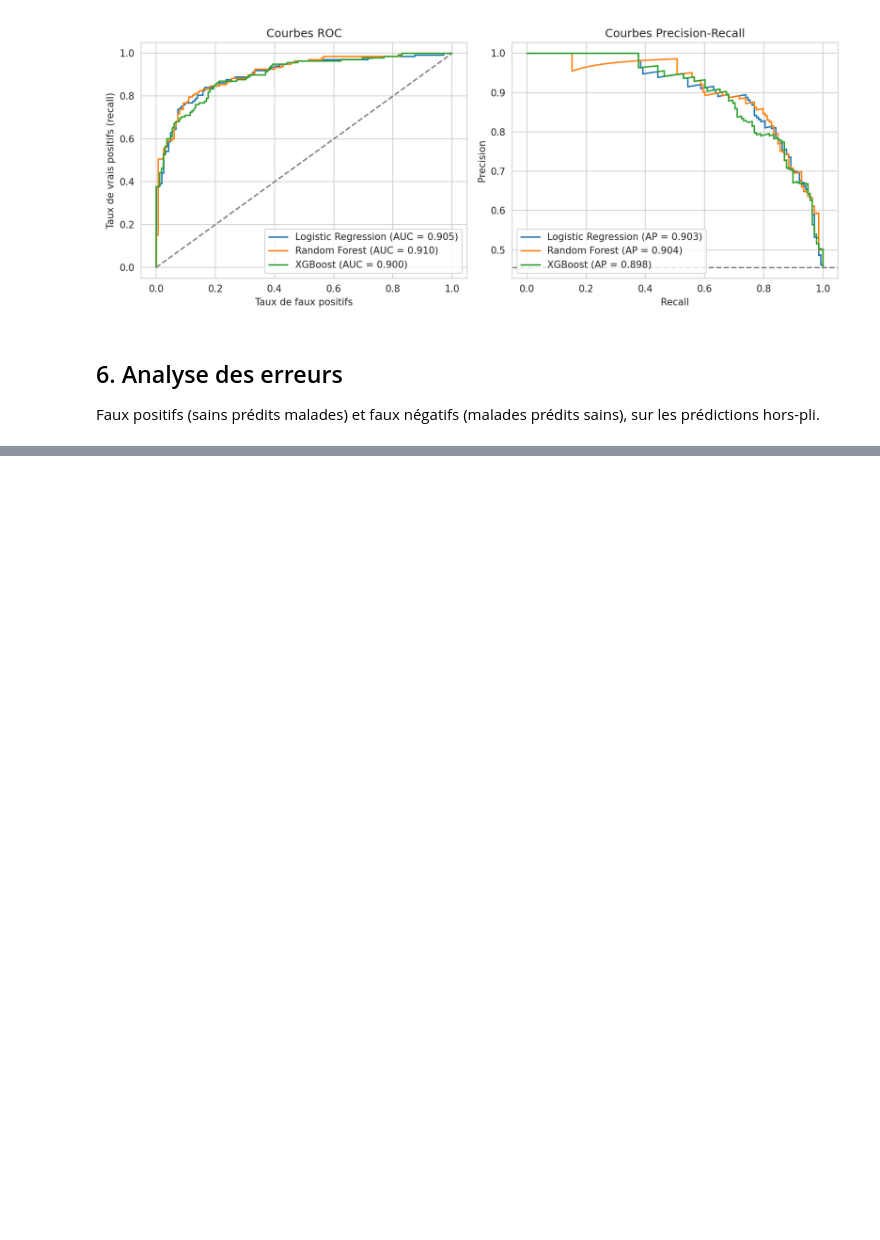
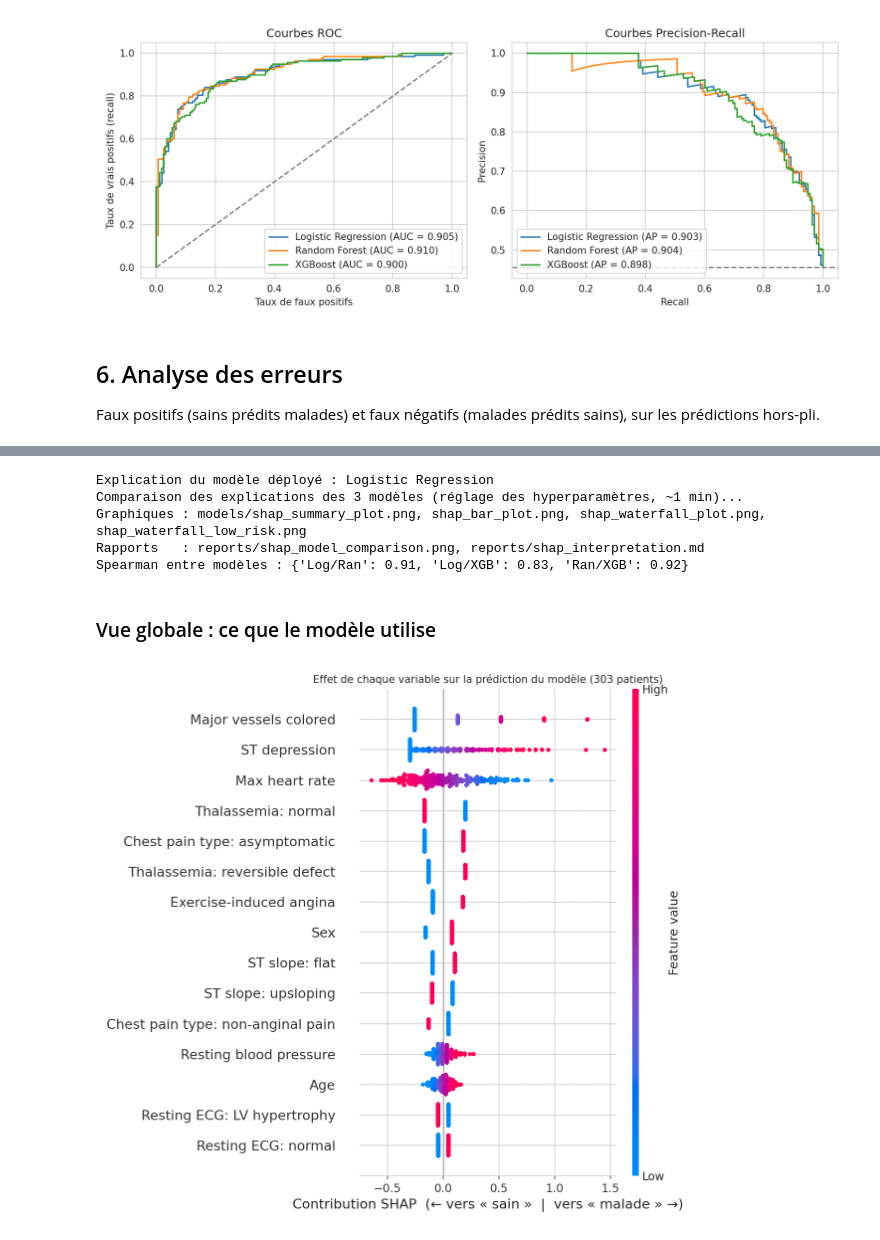
Before and after one commit to dohamly/heart-disease-shap, a Jupyter notebook: notebooks/heart_disease_analysis.ipynb, the cells around one changed output, grey strips where cells are left out. Cells and saved outputs as stored; diff of their text form; code cells hidden in the pictures; blank space fills up the shorter version.

Commit message:
SHAP at the core: global, individual, error analysis, model comparison, dashboard explanations

```diff
--- a/notebooks/heart_disease_analysis.ipynb
+++ b/notebooks/heart_disease_analysis.ipynb
@@ -304,0 +290,15 @@ shap.plots.waterfall(sv[0], max_display=10)
+# %%
+import explain
+explain.main()
+# %% [output]
+Explication du modèle déployé : Logistic Regression
+Comparaison des explications des 3 modèles (réglage des hyperparamètres, ~1 min)...
+Graphiques : models/shap_summary_plot.png, shap_bar_plot.png, shap_waterfall_plot.png, shap_waterfall_low_risk.png
+Rapports   : reports/shap_model_comparison.png, reports/shap_interpretation.md
+Spearman entre modèles : {'Log/Ran': 0.91, 'Log/XGB': 0.83, 'Ran/XGB': 0.92}
+# %% [markdown]
+### Vue globale : ce que le modèle utilise
+# %%
+Image("../models/shap_summary_plot.png")
+# %% [output]
+[figure, added]
```
Also changed, not shown: parts of 17 cells of this notebook, 17 other files.
